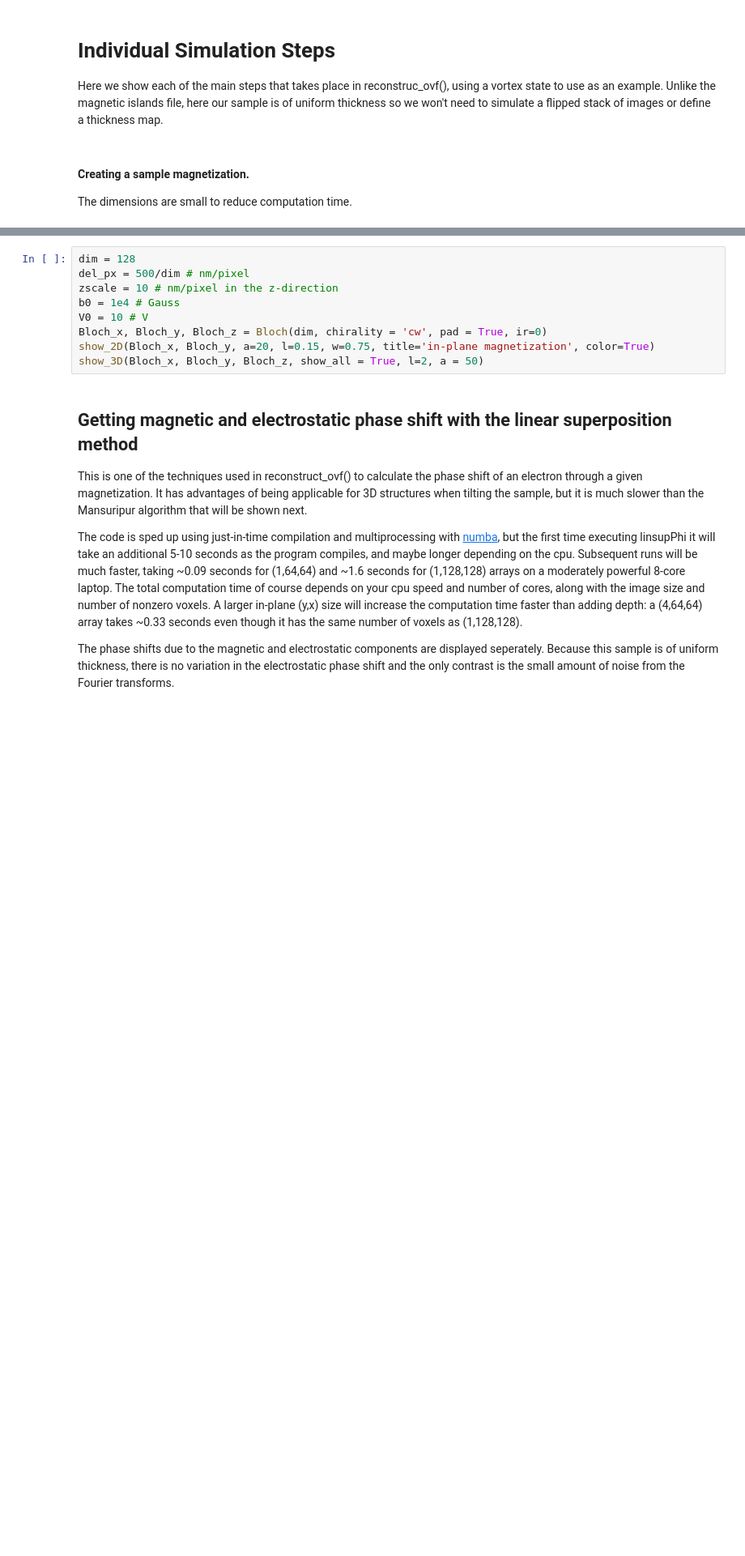
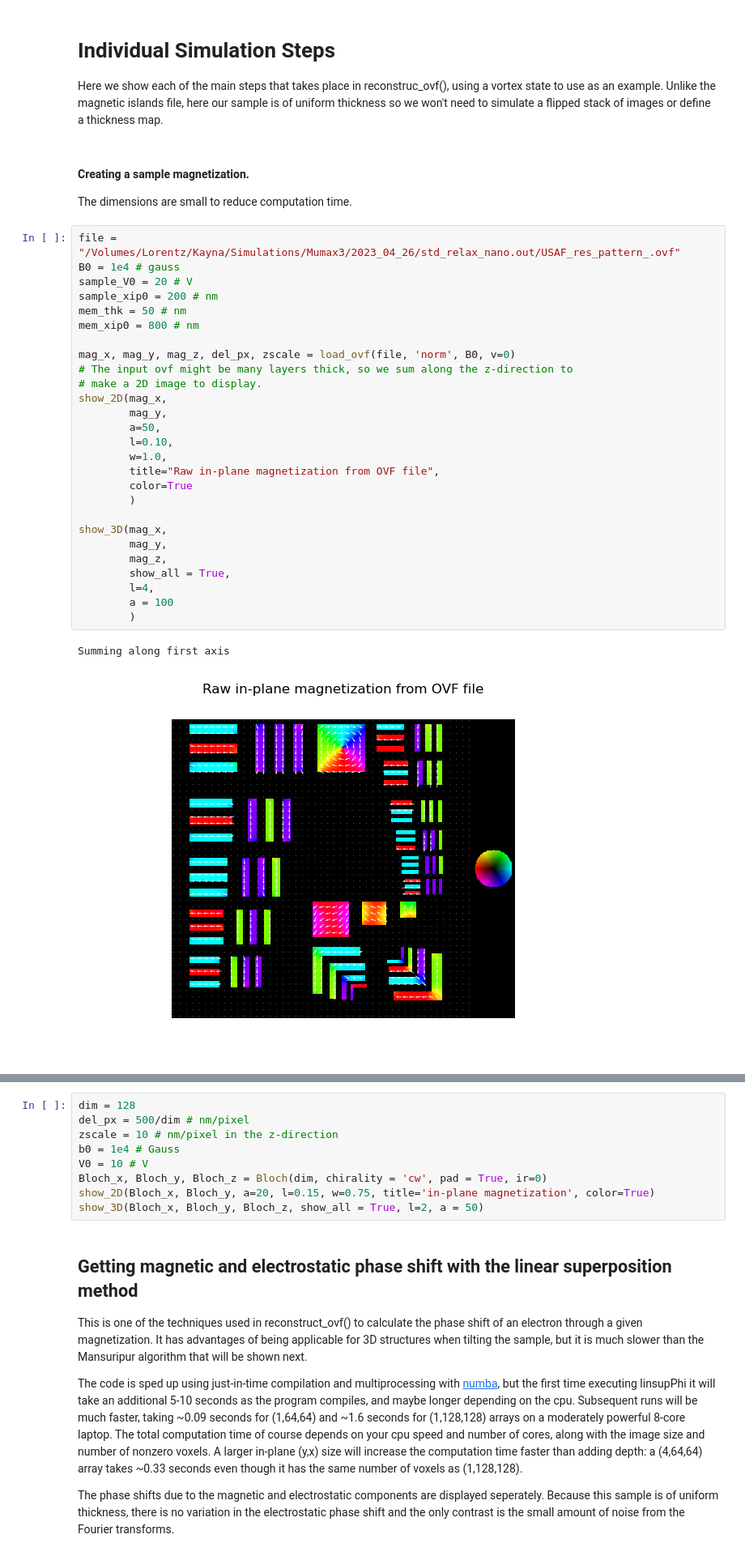
Before and after one commit to KaynaL-MT/PyLorentz, a Jupyter notebook: Examples/SIM_template.ipynb, the cells around one changed output, grey strips where cells are left out. Shown at 81% size. Drawn from its saved outputs; the diff is of its cells as text; blank space fills up the shorter version.

```diff
--- a/Examples/SIM_template.ipynb
+++ b/Examples/SIM_template.ipynb
@@ -179,3 +164,33 @@ Here we show each of the main steps that takes place in reconstruc_ovf(), using
 # %% [markdown]
 #### Creating a sample magnetization.
 The dimensions are small to reduce computation time.
+# %%
+file = "/Volumes/Lorentz/Kayna/Simulations/Mumax3/2023_04_26/std_relax_nano.out/USAF_res_pattern_.ovf"
+B0 = 1e4 # gauss
+sample_V0 = 20 # V
+sample_xip0 = 200 # nm
+mem_thk = 50 # nm
+mem_xip0 = 800 # nm
+
+mag_x, mag_y, mag_z, del_px, zscale = load_ovf(file, 'norm', B0, v=0)
+# The input ovf might be many layers thick, so we sum along the z-direction to
+# make a 2D image to display.
+show_2D(mag_x,
+        mag_y,
+        a=50,
+        l=0.10,
+        w=1.0,
+        title="Raw in-plane magnetization from OVF file",
+        color=True
+        )
+
+show_3D(mag_x,
+        mag_y,
+        mag_z,
+        show_all = True,
+        l=4,
+        a = 100
+        )
+# %% [output]
+Summing along first axis
+[figure, added]
```
Also changed, not shown: parts of 11 cells of this notebook, 5 other files.
